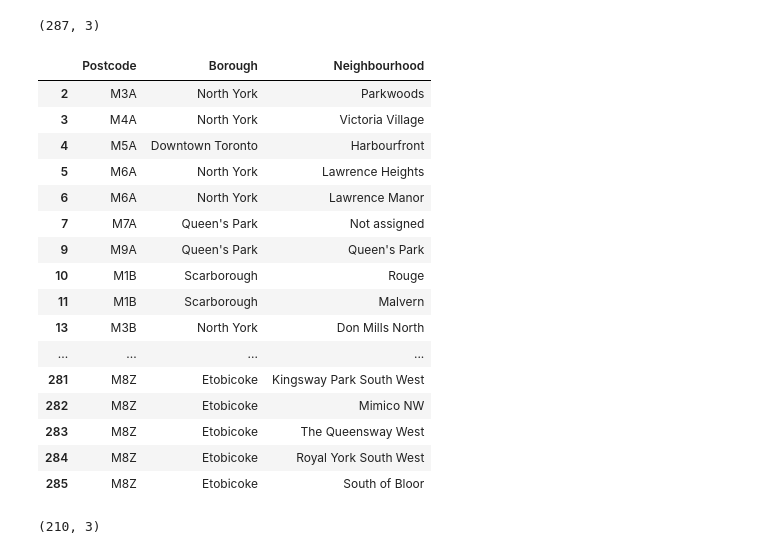
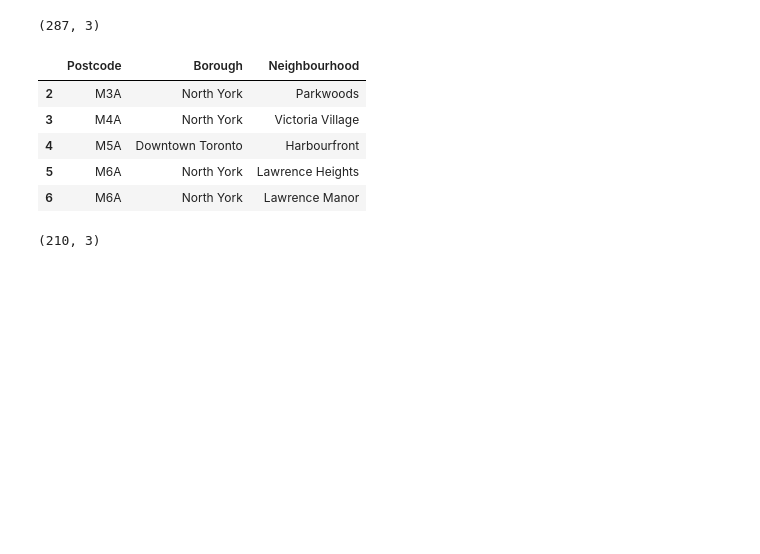
Before and after one commit to Reshabh127/Coursera_Capstone, a Jupyter notebook: S&C Neighborhood in Toronto, Canada.ipynb, the cells around one changed output. Drawn from its saved outputs; the diff is of its cells as text; code cells hidden in the pictures; blank space fills up the shorter version.

```diff
--- a/S&C Neighborhood in Toronto, Canada.ipynb
+++ b/S&C Neighborhood in Toronto, Canada.ipynb
@@ -64,25 +64,14 @@ df.shape
 (287, 3)
 # %%
 df = df[df.Borough != 'Not assigned']
-df
+df.head()
 # %% [output]
 |  | Postcode | Borough | Neighbourhood |
 | 2 | M3A | North York | Parkwoods |
 | 3 | M4A | North York | Victoria Village |
 | 4 | M5A | Downtown Toronto | Harbourfront |
 | 5 | M6A | North York | Lawrence Heights |
 | 6 | M6A | North York | Lawrence Manor |
-| 7 | M7A | Queen's Park | Not assigned |
-| 9 | M9A | Queen's Park | Queen's Park |
-| 10 | M1B | Scarborough | Rouge |
-| 11 | M1B | Scarborough | Malvern |
-| 13 | M3B | North York | Don Mills North |
-| ... | ... | ... | ... |
-| 281 | M8Z | Etobicoke | Kingsway Park South West |
-| 282 | M8Z | Etobicoke | Mimico NW |
-| 283 | M8Z | Etobicoke | The Queensway West |
-| 284 | M8Z | Etobicoke | Royal York South West |
-| 285 | M8Z | Etobicoke | South of Bloor |
 # %%
 df.shape
 # %% [output]
```
Also changed, not shown: parts of 36 cells of this notebook.
